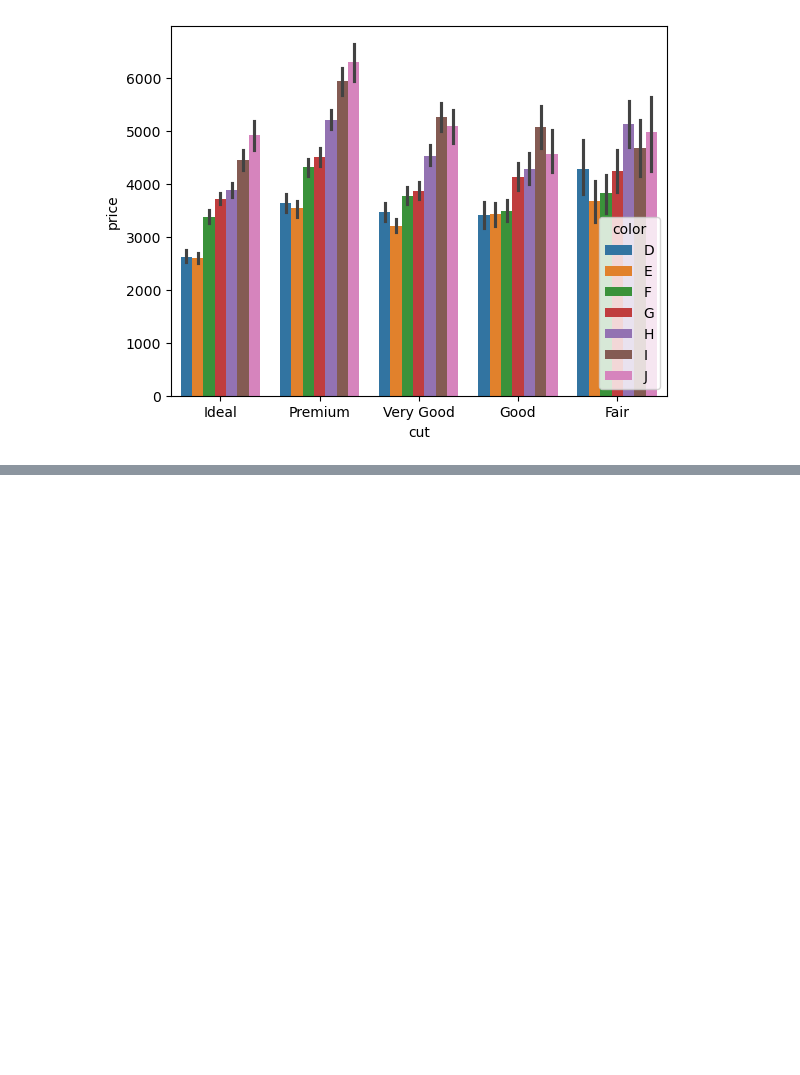
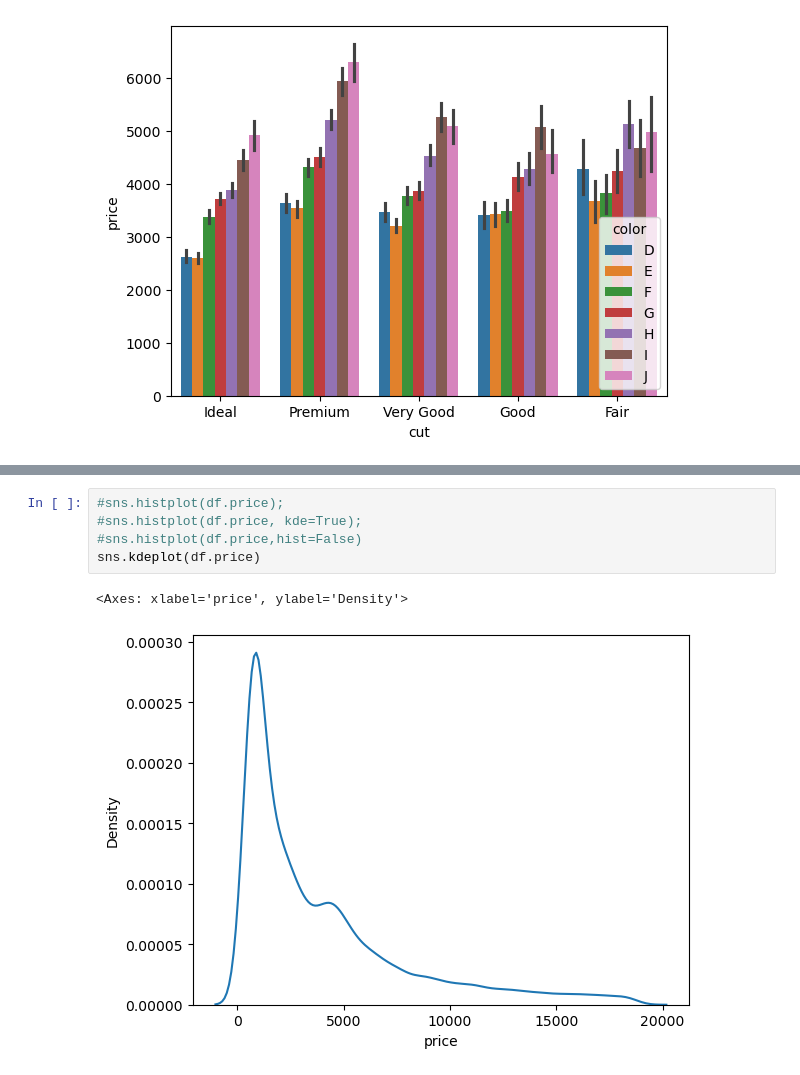
Before and after one commit to erayinal/Python, a Jupyter notebook: Udemy/_9NumericalPython/_5Seaborn.ipynb, the cells around one changed output, grey strips where cells are left out. Saved outputs shown, nothing was run; the diff lists cells and outputs as text; blank space fills up the shorter version.

Commit message:
Implement Histogram, Density, Box, and Violin plots for data visualization

```diff
--- a/Udemy/_9NumericalPython/_5Seaborn.ipynb
+++ b/Udemy/_9NumericalPython/_5Seaborn.ipynb
@@ -275,0 +293,8 @@ Name: price, dtype: float64
+# %%
+#sns.histplot(df.price);
+#sns.histplot(df.price, kde=True);
+#sns.histplot(df.price,hist=False)
+sns.kdeplot(df.price)
+# %% [output]
+<Axes: xlabel='price', ylabel='Density'>
+[figure, added]
```
Also changed, not shown: parts of 16 cells of this notebook, 1 other file.
